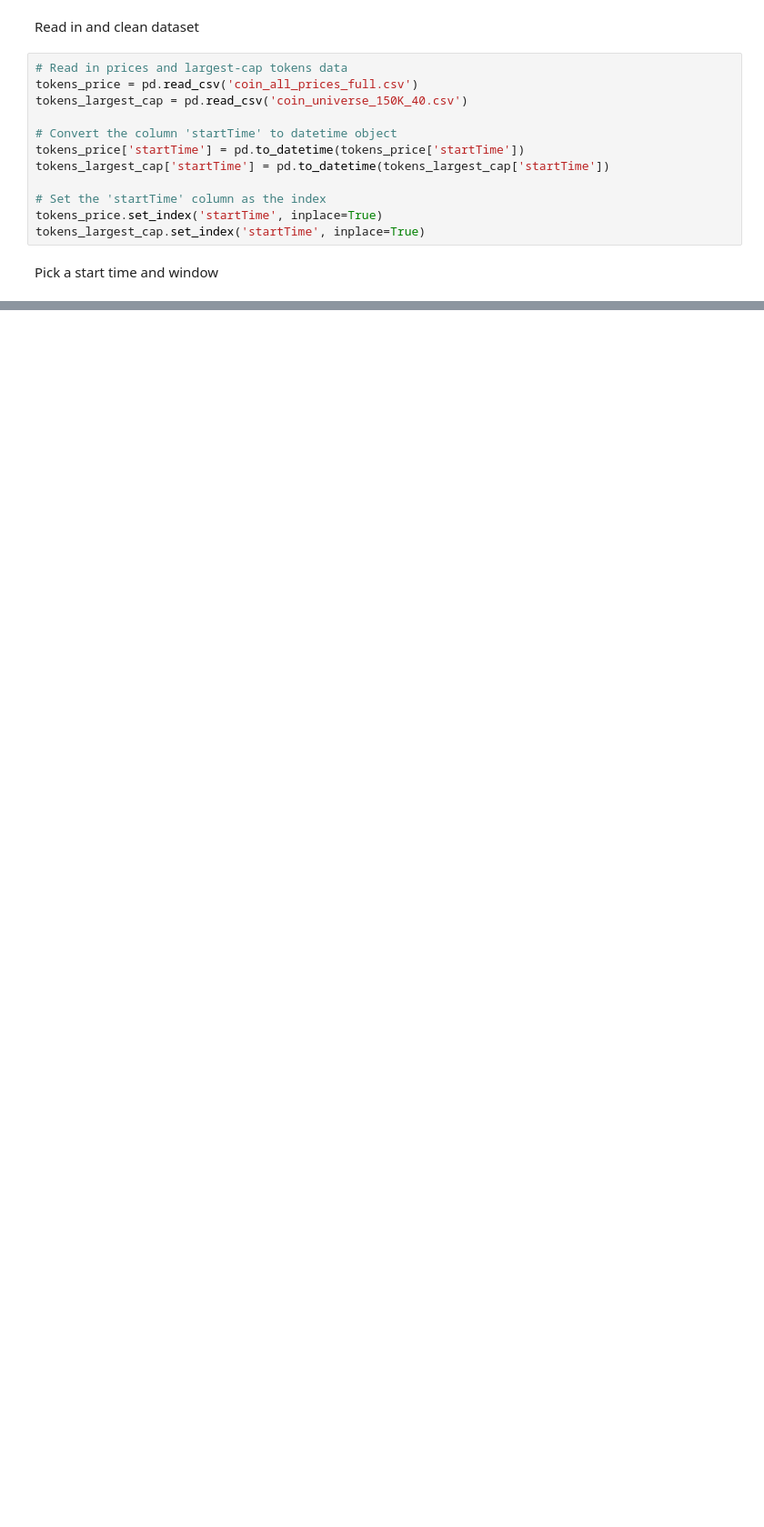
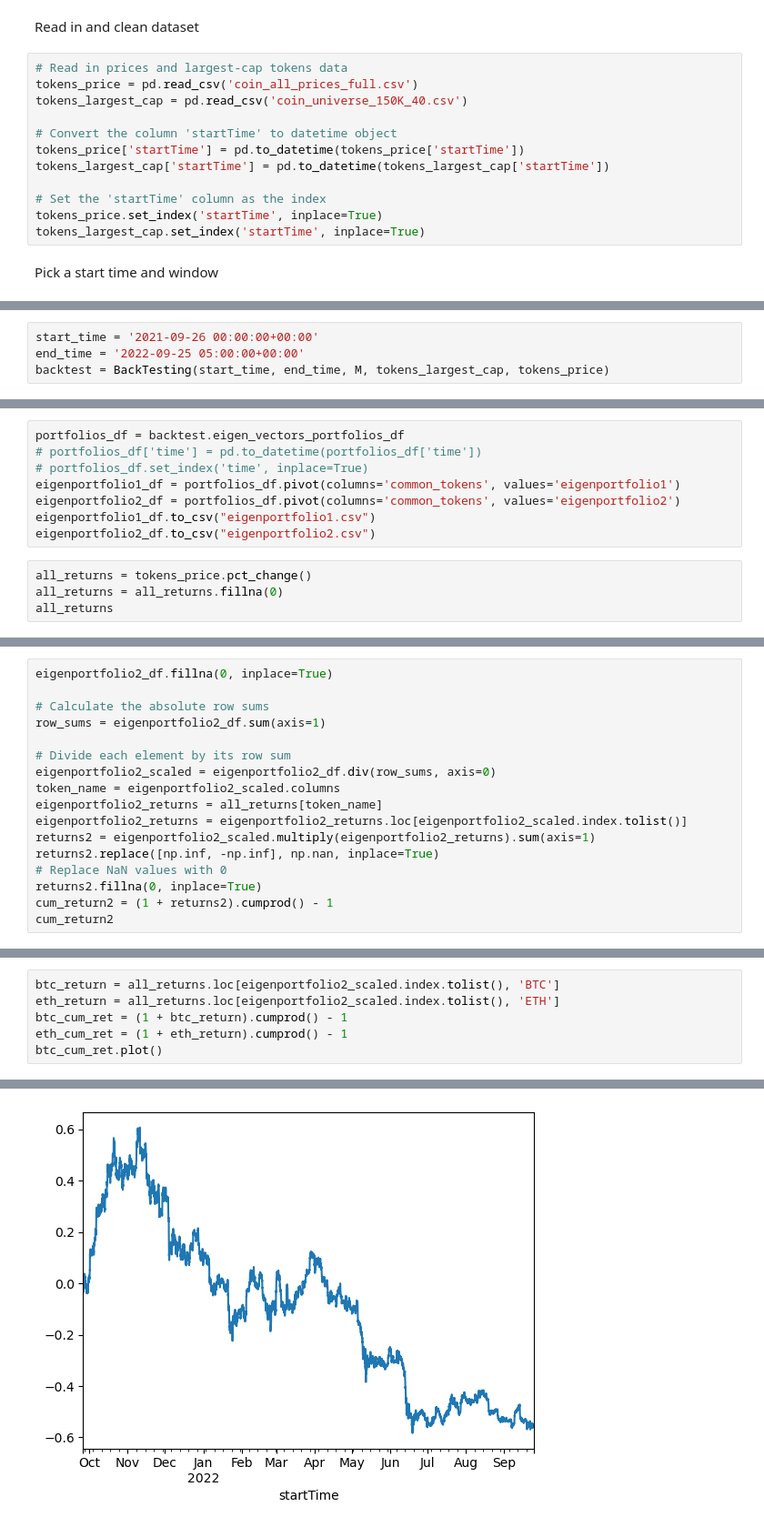
Before and after one commit to Go1vf/Statistical-Arbitrage-Strategy, a Jupyter notebook: main.ipynb, the cells around one changed output, grey strips where cells are left out. Shown: that part at 91% size. Cells and saved outputs as stored; diff of their text form; blank space fills up the shorter version.

```diff
--- a/main.ipynb
+++ b/main.ipynb
@@ -232,0 +55,4 @@ signals
+# %%
+start_time = '2021-09-26 00:00:00+00:00'
+end_time = '2022-09-25 05:00:00+00:00'
+backtest = BackTesting(start_time, end_time, M, tokens_largest_cap, tokens_price)
@@ -232,0 +61,12 @@ signals
+# %%
+portfolios_df = backtest.eigen_vectors_portfolios_df
+# portfolios_df['time'] = pd.to_datetime(portfolios_df['time'])
+# portfolios_df.set_index('time', inplace=True)
+eigenportfolio1_df = portfolios_df.pivot(columns='common_tokens', values='eigenportfolio1')
+eigenportfolio2_df = portfolios_df.pivot(columns='common_tokens', values='eigenportfolio2')
+eigenportfolio1_df.to_csv("eigenportfolio1.csv")
+eigenportfolio2_df.to_csv("eigenportfolio2.csv")
+# %%
+all_returns = tokens_price.pct_change()
+all_returns = all_returns.fillna(0)
+all_returns
@@ -232,0 +120,17 @@ signals
+# %%
+eigenportfolio2_df.fillna(0, inplace=True)
+
+# Calculate the absolute row sums
+row_sums = eigenportfolio2_df.sum(axis=1)
+
+# Divide each element by its row sum
+eigenportfolio2_scaled = eigenportfolio2_df.div(row_sums, axis=0)
+token_name = eigenportfolio2_scaled.columns
+eigenportfolio2_returns = all_returns[token_name]
+eigenportfolio2_returns = eigenportfolio2_returns.loc[eigenportfolio2_scaled.index.tolist()]
+returns2 = eigenportfolio2_scaled.multiply(eigenportfolio2_returns).sum(axis=1)
+returns2.replace([np.inf, -np.inf], np.nan, inplace=True)
+# Replace NaN values with 0
+returns2.fillna(0, inplace=True)
+cum_return2 = (1 + returns2).cumprod() - 1
+cum_return2
@@ -232,0 +151,7 @@ signals
+# %%
+btc_return = all_returns.loc[eigenportfolio2_scaled.index.tolist(), 'BTC']
+eth_return = all_returns.loc[eigenportfolio2_scaled.index.tolist(), 'ETH']
+btc_cum_ret = (1 + btc_return).cumprod() - 1
+eth_cum_ret = (1 + eth_return).cumprod() - 1
+btc_cum_ret.plot()
+# %% [output]
@@ -232,0 +159 @@ signals
+[figure, added]
```
Also changed, not shown: parts of 37 cells of this notebook, 8 other files.
